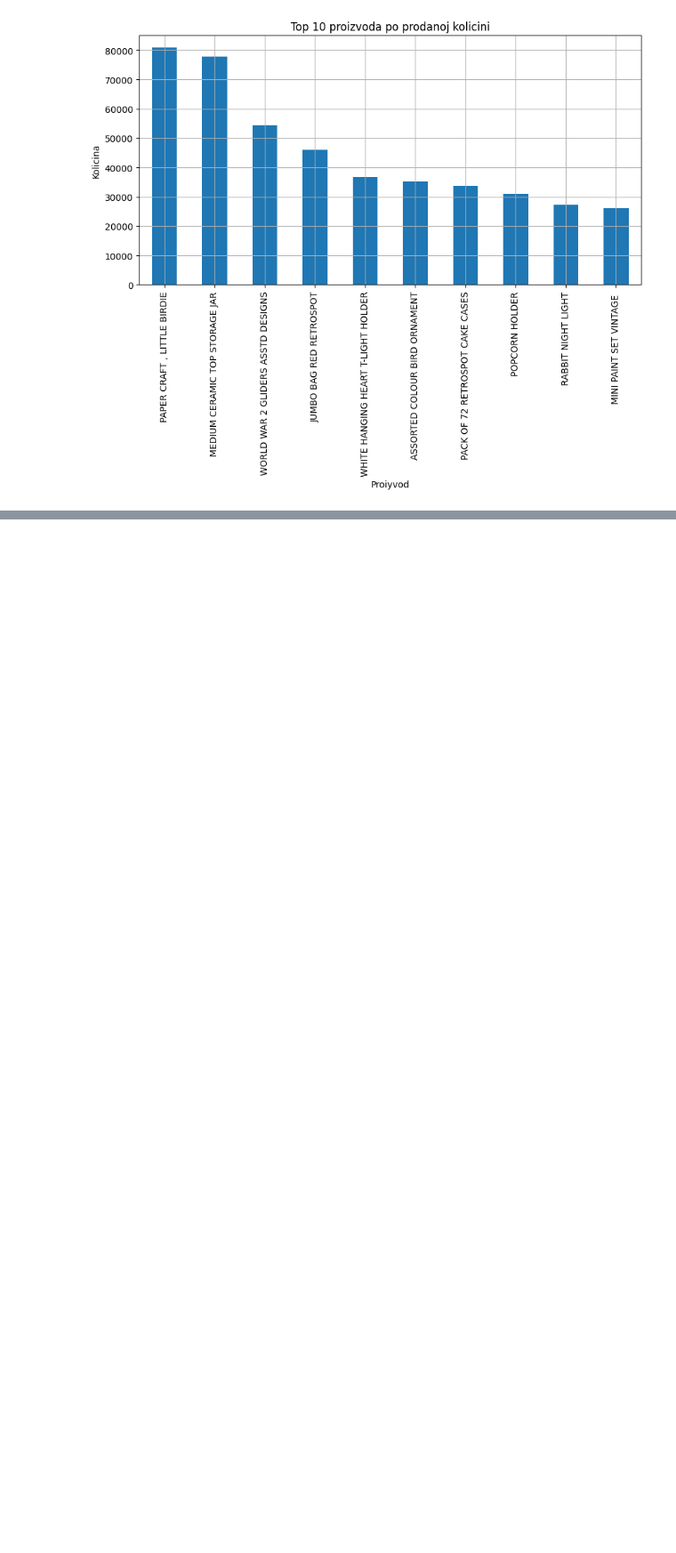
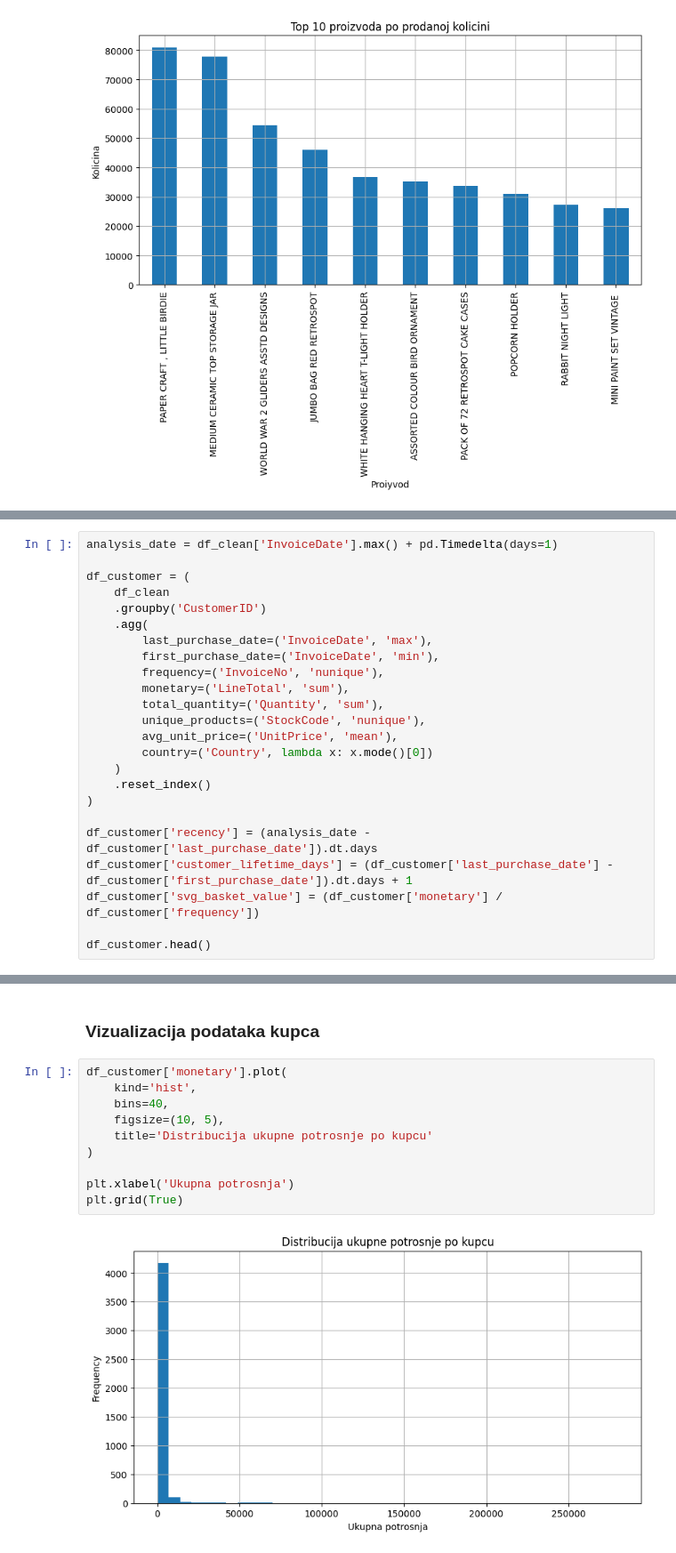
Before and after one commit to python-developer-algebra-klujic/pyds-ponavljanje, a Jupyter notebook: Final project - Online Retail Store.ipynb, the cells around one changed output, grey strips where cells are left out. Shown at 89% size. Cells and saved outputs as stored; diff of their text form; blank space fills up the shorter version.

```diff
--- a/Final project - Online Retail Store.ipynb
+++ b/Final project - Online Retail Store.ipynb
@@ -296,0 +301,24 @@ plt.show()
+# %%
+analysis_date = df_clean['InvoiceDate'].max() + pd.Timedelta(days=1)
+
+df_customer = (
+    df_clean
+    .groupby('CustomerID')
+    .agg(
+        last_purchase_date=('InvoiceDate', 'max'),
+        first_purchase_date=('InvoiceDate', 'min'),
+        frequency=('InvoiceNo', 'nunique'),
+        monetary=('LineTotal', 'sum'),
+        total_quantity=('Quantity', 'sum'),
+        unique_products=('StockCode', 'nunique'),
+        avg_unit_price=('UnitPrice', 'mean'),
+        country=('Country', lambda x: x.mode()[0])
+    )
+    .reset_index()
+)
+
+df_customer['recency'] = (analysis_date - df_customer['last_purchase_date']).dt.days
+df_customer['customer_lifetime_days'] = (df_customer['last_purchase_date'] - df_customer['first_purchase_date']).dt.days + 1
+df_customer['svg_basket_value'] = (df_customer['monetary'] / df_customer['frequency'])
+
+df_customer.head()
@@ -296,0 +348,14 @@ plt.show()
+# %% [markdown]
+### Vizualizacija podataka kupca
+# %%
+df_customer['monetary'].plot(
+    kind='hist',
+    bins=40,
+    figsize=(10, 5),
+    title='Distribucija ukupne potrosnje po kupcu'
+)
+
+plt.xlabel('Ukupna potrosnja')
+plt.grid(True)
+# %% [output]
+[figure, added]
```
Also changed, not shown: parts of 15 cells of this notebook.
